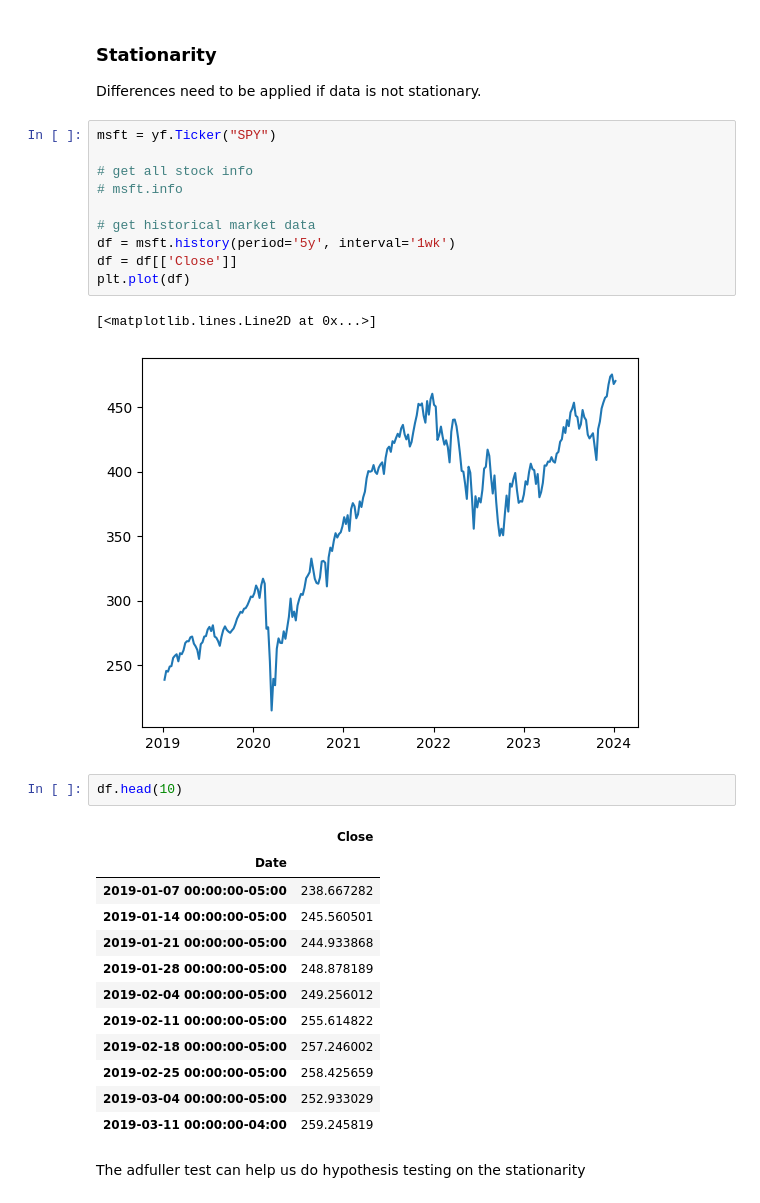
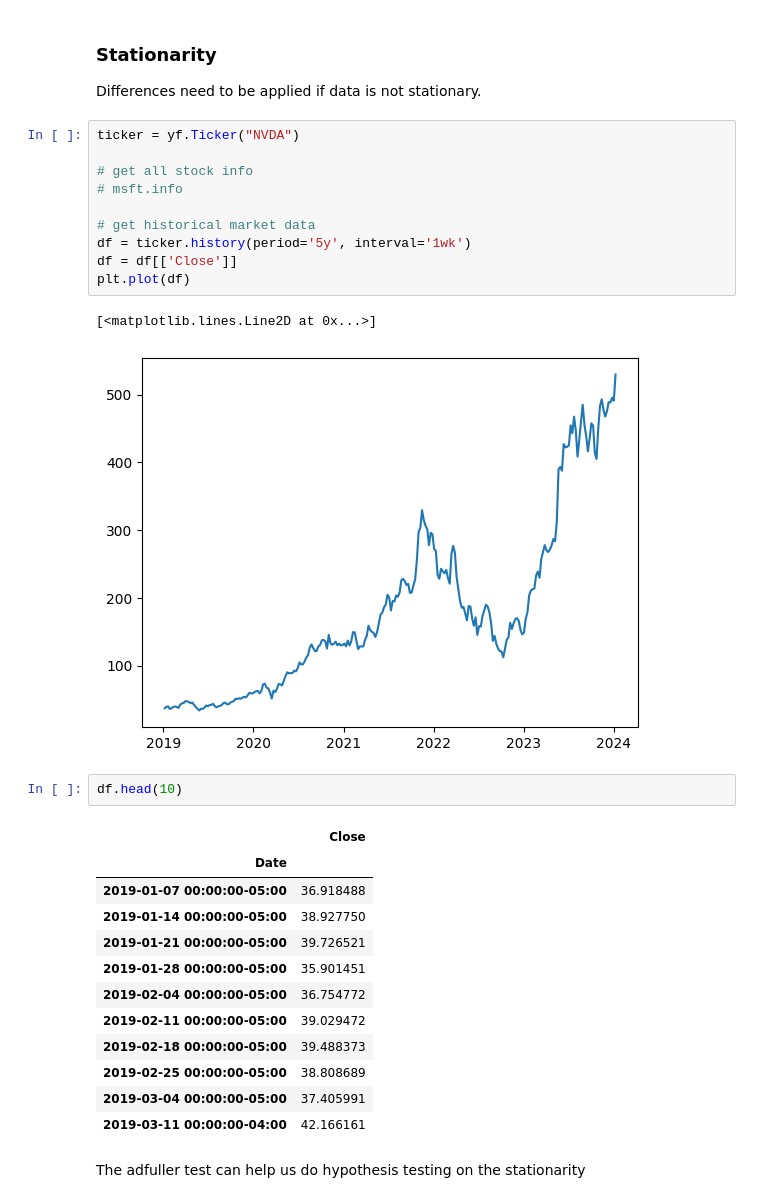
Before and after one commit to sienlonglim/financial_analysis_forecasting, a Jupyter notebook: time_series_learning.ipynb, the cells around one changed output. Cells and saved outputs as stored; diff of their text form.

```diff
--- a/time_series_learning.ipynb
+++ b/time_series_learning.ipynb
@@ -9,33 +9,33 @@ import pandas as pd
 ### Stationarity
 Differences need to be applied if data is not stationary.
 # %%
-msft = yf.Ticker("SPY")
+ticker = yf.Ticker("NVDA")
 
 # get all stock info
 # msft.info
 
 # get historical market data
-df = msft.history(period='5y', interval='1wk')
+df = ticker.history(period='5y', interval='1wk')
 df = df[['Close']]
 plt.plot(df)
 # %% [output]
 [<matplotlib.lines.Line2D at 0x...>]
-[figure, old version]
+[figure, new version]
 # %%
 df.head(10)
 # %% [output]
 |  | Close |
 | Date |  |
-| 2019-01-07 00:00:00-05:00 | 238.667282 |
-| 2019-01-14 00:00:00-05:00 | 245.560501 |
-| 2019-01-21 00:00:00-05:00 | 244.933868 |
-| 2019-01-28 00:00:00-05:00 | 248.878189 |
-| 2019-02-04 00:00:00-05:00 | 249.256012 |
-| 2019-02-11 00:00:00-05:00 | 255.614822 |
-| 2019-02-18 00:00:00-05:00 | 257.246002 |
-| 2019-02-25 00:00:00-05:00 | 258.425659 |
-| 2019-03-04 00:00:00-05:00 | 252.933029 |
-| 2019-03-11 00:00:00-04:00 | 259.245819 |
+| 2019-01-07 00:00:00-05:00 | 36.918488 |
+| 2019-01-14 00:00:00-05:00 | 38.927750 |
+| 2019-01-21 00:00:00-05:00 | 39.726521 |
+| 2019-01-28 00:00:00-05:00 | 35.901451 |
+| 2019-02-04 00:00:00-05:00 | 36.754772 |
+| 2019-02-11 00:00:00-05:00 | 39.029472 |
+| 2019-02-18 00:00:00-05:00 | 39.488373 |
+| 2019-02-25 00:00:00-05:00 | 38.808689 |
+| 2019-03-04 00:00:00-05:00 | 37.405991 |
+| 2019-03-11 00:00:00-04:00 | 42.166161 |
 # %% [markdown]
 The adfuller test can help us do hypothesis testing on the stationarity
 # %%
```
Also changed, not shown: parts of 19 cells of this notebook, 1 other file.
